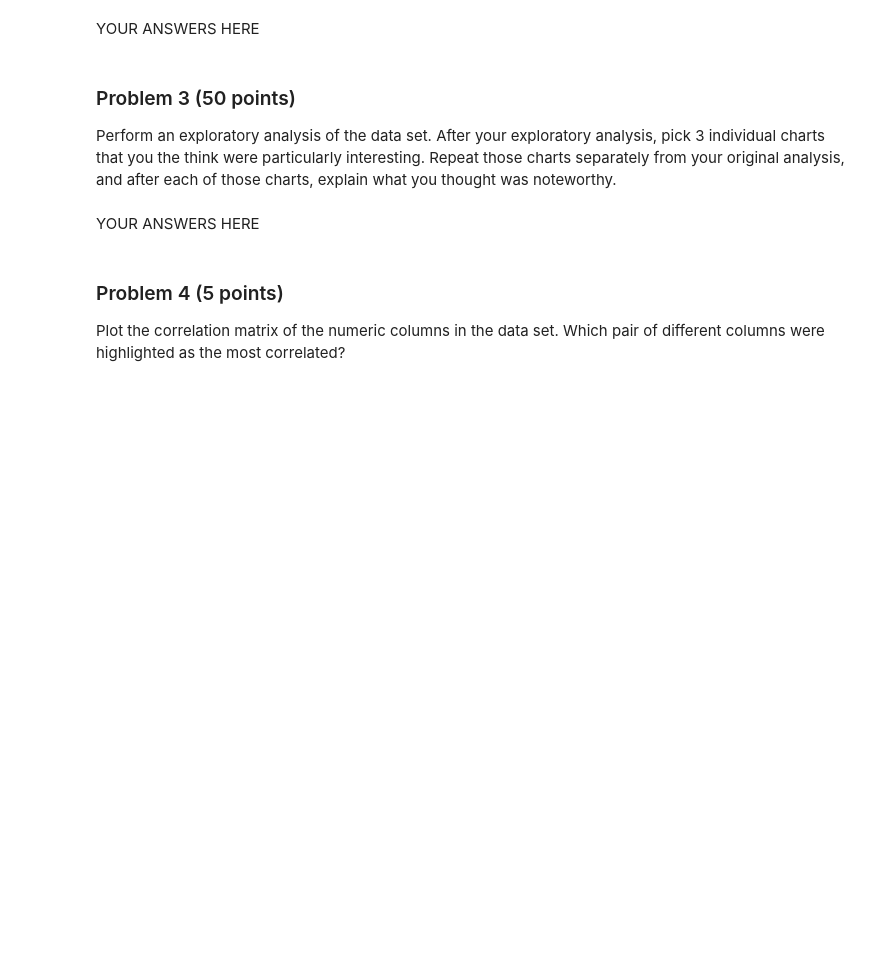
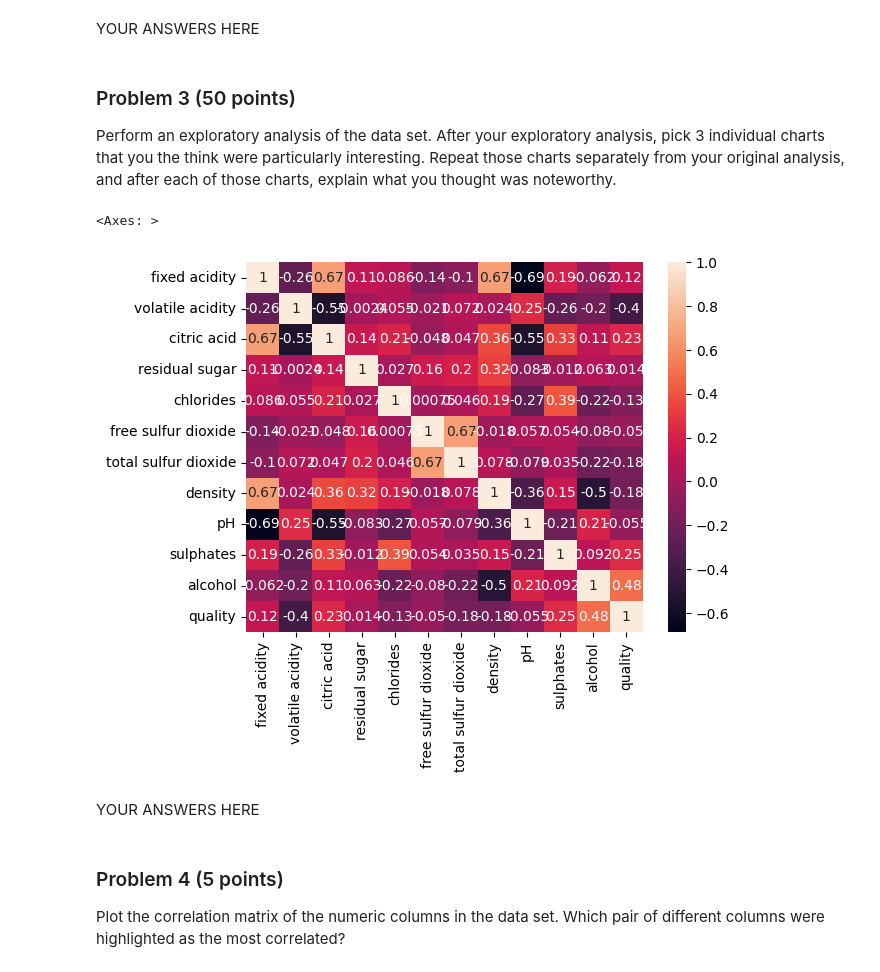
Before and after one commit to tware5-star/dx602-final-project, a Jupyter notebook: project.ipynb, the cells around one changed output. Cells and saved outputs as stored; diff of their text form; code cells hidden in the pictures; blank space fills up the shorter version.

Commit message:
Starting changes for Problem 3

```diff
--- a/project.ipynb
+++ b/project.ipynb
@@ -228,3 +241,27 @@ Repeat those charts separately from your original analysis, and after each of th
+# %%
+#### Perform an exploratory analysis on the dataset
+
+### As a part of Problem 1 df.isnull() and df.isna() were also run to see if there was any missing data in the dataset
+
+df.duplicated().sum() # checks for duplicate data in the dataset. Returned 240 rows
+df_without_duplicates = df.drop_duplicates() # Create variable for df without duplicate rows. Should be 240 rows less than original df
+
+df_without_duplicates # Display dataframe after removal of duplicate rows
+
+### Generate statics such as min, max, etc for non duplicated column
+
+df_without_duplicates.describe()
+
+### Look into pairwise correlation df.corr()
+
+sns.heatmap(df_without_duplicates.corr(), annot=True) ##Further explain what the annot numbers mean and why this would be useful in understanding the data
+
+### After analysis is completed pick 3 individual charts that were interesting
+### Repeat those charts after the analysis
+### Describe what is noteworthy about the chart
+# %% [output]
+<Axes: >
+[figure, added]
 # %% [markdown]
 YOUR ANSWERS HERE
 # %% [markdown]
```
Also changed, not shown: parts of 3 cells of this notebook.
